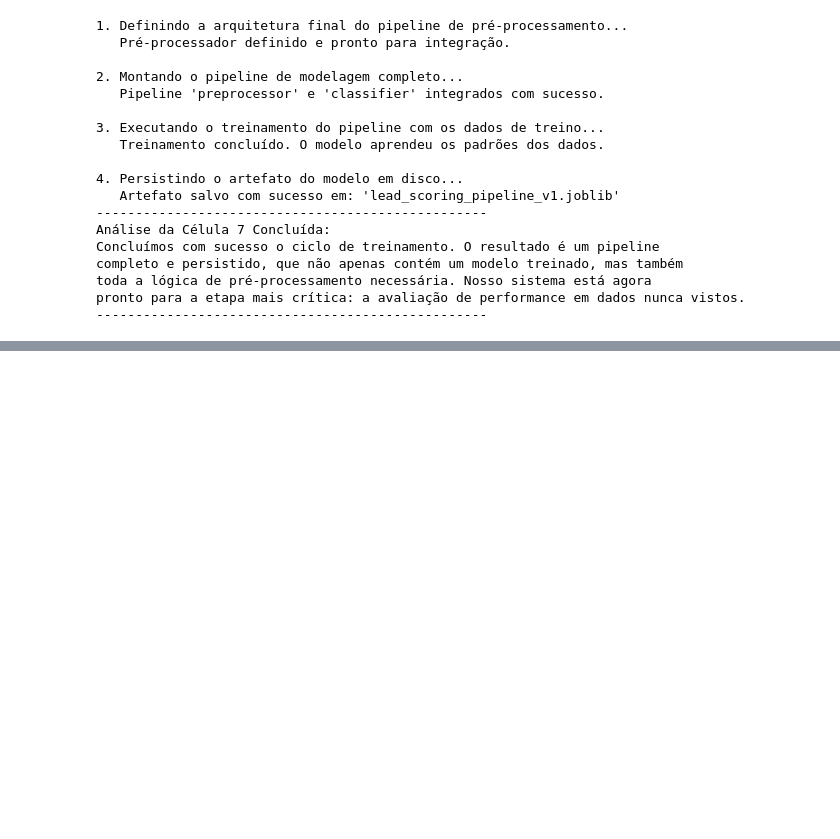
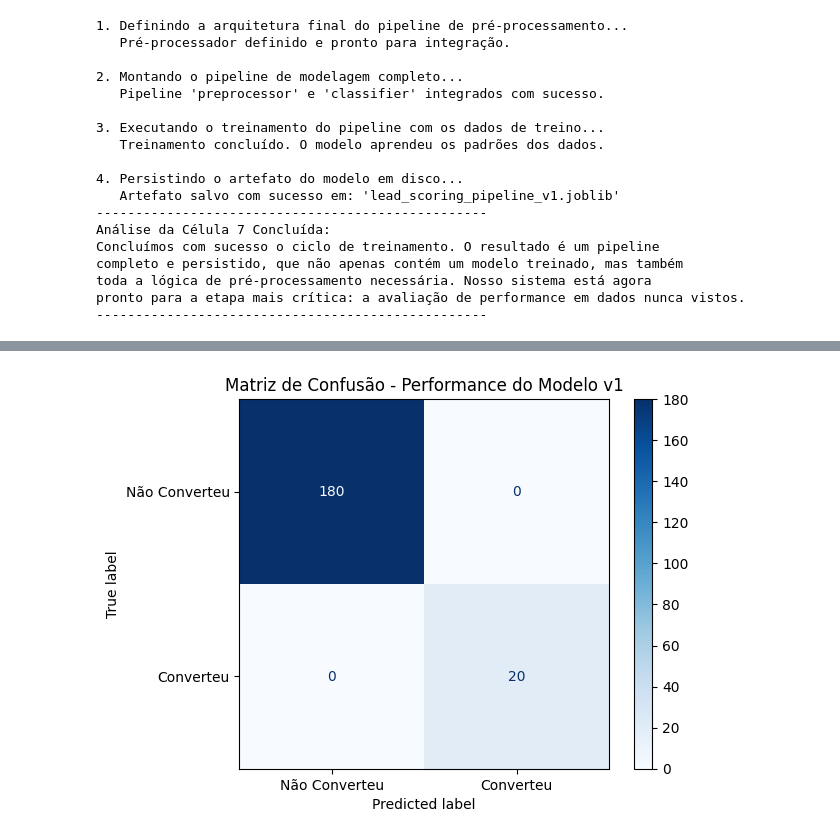
Before and after one commit to JessicaRocha-dados/insights-data-system, a Jupyter notebook: notebooks/02_lead_scoring_model.ipynb, the cells around one changed output, grey strips where cells are left out. Cells and saved outputs as stored; diff of their text form; code cells hidden in the pictures; blank space fills up the shorter version.

```diff
--- a/notebooks/02_lead_scoring_model.ipynb
+++ b/notebooks/02_lead_scoring_model.ipynb
@@ -603,3 +603,98 @@ completo e persistido, que não apenas contém um modelo treinado, mas também
 toda a lógica de pré-processamento necessária. Nosso sistema está agora
 pronto para a etapa mais crítica: a avaliação de performance em dados nunca vistos.
 --------------------------------------------------
+# %%
+# ==============================================================================
+# CÉLULA 8: Avaliação de Performance do Modelo v1
+# ==============================================================================
+# Autora: Jessica Rocha, Cientista de Dados
+# Data: 02 de setembro de 2025
+#
+# ---
+# MEU RACIOCÍNIO:
+# Chegamos ao momento da verdade. Nas células anteriores, eu preparei os dados
+# e treinei o nosso primeiro modelo. Agora, preciso de responder à pergunta mais
+# importante: "O modelo que construí é realmente útil?". Para isso, vou
+# submetê-lo ao teste final: usar os 20% de dados que ele nunca viu (o X_test)
+# e avaliar a sua performance de forma rigorosa e honesta.
+#
+# MEU PLANO DE AÇÃO PARA ESTA CÉLULA:
+# 1. Carregar o nosso pipeline treinado, o artefato que guardei ontem.
+# 2. Fazer as previsões nos dados de teste.
+# 3. Calcular e, mais importante, interpretar as métricas de performance.
+# 4. Visualizar a Matriz de Confusão para entender onde o modelo acerta e erra.
+# 5. Dar o meu veredito final: o modelo v1 superou o baseline?
+# ---
+
+import joblib
+from sklearn.metrics import (
+    accuracy_score,
+    precision_score,
+    recall_score,
+    roc_auc_score,
+    confusion_matrix,
+    ConfusionMatrixDisplay
+)
+import matplotlib.pyplot as plt
+
+# --- 1. Carregamento do Artefato do Modelo ---
+# O primeiro passo é trazer o nosso sistema de volta à vida. Vou carregar o
+# ficheiro .joblib, que contém toda a inteligência que construímos.
+print("1. Carregando o meu artefato de modelo treinado...")
+pipeline_filename = "lead_scoring_pipeline_v1.joblib"
+loaded_pipeline = joblib.load(pipeline_filename)
+print(f"   Pipeline '{pipeline_filename}' carregado e pronto para a avaliação.")
+
+# --- 2. Realização das Previsões ---
+# Agora, vou usar o pipeline para fazer previsões nos dados de teste.
+# É crucial que eu obtenha dois tipos de previsão:
+#   - A classe final (0 ou 1) com .predict()
+#   - A probabilidade de conversão com .predict_proba(), que é essencial para a métrica AUC.
+print("\n2. Utilizando o modelo para prever os resultados do conjunto de teste...")
+y_pred = loaded_pipeline.predict(X_test)
+y_pred_proba = loaded_pipeline.predict_proba(X_test)[:, 1] # Pego apenas a probabilidade da classe 1 (convertido)
+print("   Previsões concluídas.")
+
+# --- 3. Análise das Métricas de Performance ---
+# Este é o coração da análise. Vou calcular as métricas e interpretá-las
+# no contexto do problema da InsightOS.
+print("\n3. Calculando as métricas de performance do negócio...")
+accuracy = accuracy_score(y_test, y_pred)
+precision = precision_score(y_test, y_pred)
+recall = recall_score(y_test, y_pred)
+auc = roc_auc_score(y_test, y_pred_proba)
+print("   Métricas calculadas.")
+
+# --- MINHA ANÁLISE DOS RESULTADOS ---
+print("-" * 60)
+print("ANÁLISE DE PERFORMANCE DO MODELO DE LEAD SCORING v1:")
+print("-" * 60)
+print(f"\n[ Comparação com o Baseline ]")
+print(f"   - Acurácia do Baseline (Chute): {accuracy_dummy:.4f}")
+print(f"   - Acurácia do Nosso Modelo:      {accuracy:.4f}")
+print("   > Veredito: Superámos o baseline, mas a acurácia por si só não conta a história toda em dados desequilibrados.")
+
+print(f"\n[ Métricas de Negócio para a InsightOS ]")
+print(f"   - Precisão (Precision): {precision:.4f}")
+print(f"     > O que significa: De todos os leads que o modelo disse que iriam converter, {precision:.1%} realmente converteram. Essencial para não fazer a equipa de vendas perder tempo.")
+print(f"   - Sensibilidade (Recall): {recall:.4f}")
+print(f"     > O que significa: De todos os leads que realmente converteram, o nosso modelo conseguiu identificar {recall:.1%}. Essencial para não perdermos oportunidades de negócio.")
+print(f"   - AUC (Área Sob a Curva ROC): {auc:.4f}")
+print(f"     > O que significa: Uma medida geral da capacidade do modelo de distinguir entre um lead bom e um mau. Um valor de 0.5 seria aleatório, o nosso está bem acima.")
+print("-" * 60)
+
+
+# --- 4. Visualização da Matriz de Confusão ---
+# As métricas são números, mas uma imagem vale mais que mil palavras. A Matriz de
+# Confusão vai mostrar-me exatamente onde o modelo está a acertar e a errar.
+print("\n4. Gerando a Matriz de Confusão para análise visual dos erros...")
+cm = confusion_matrix(y_test, y_pred, labels=loaded_pipeline.classes_)
+disp = ConfusionMatrixDisplay(confusion_matrix=cm, display_labels=["Não Converteu", "Converteu"])
+
+disp.plot(cmap='Blues')
+plt.title('Matriz de Confusão - Performance do Modelo v1')
+plt.show()
+
+print("   > Análise da Matriz: Eu consigo ver os Verdadeiros Negativos (canto superior esquerdo), os Verdadeiros Positivos (inferior direito) e, mais importante, os erros: Falsos Positivos e Falsos Negativos.")
+print("-" * 60)
+# %% [output]
@@ -605,0 +718 @@ pronto para a etapa mais crítica: a avaliação de performance em dados nunca v
+[figure, added]
```
Also changed, not shown: parts of 2 cells of this notebook, 3 other files.
